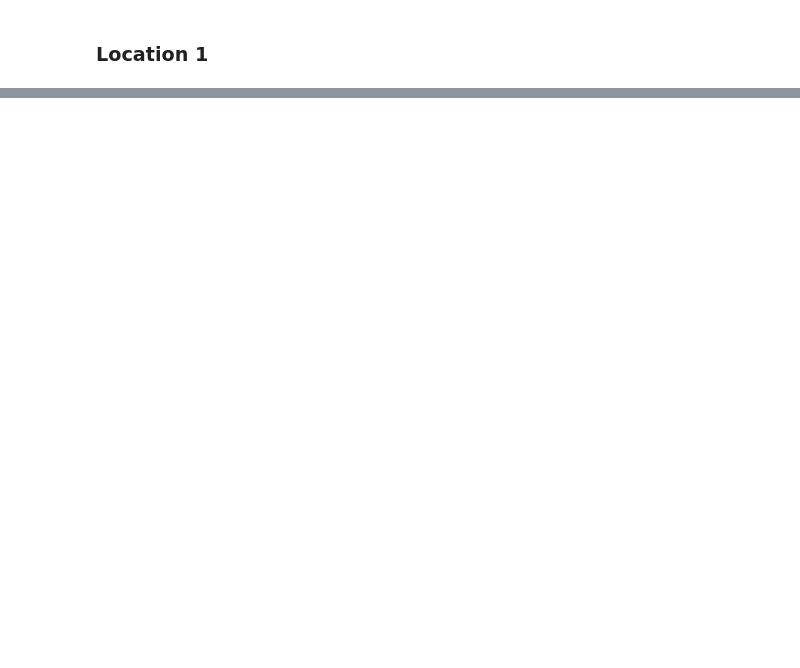
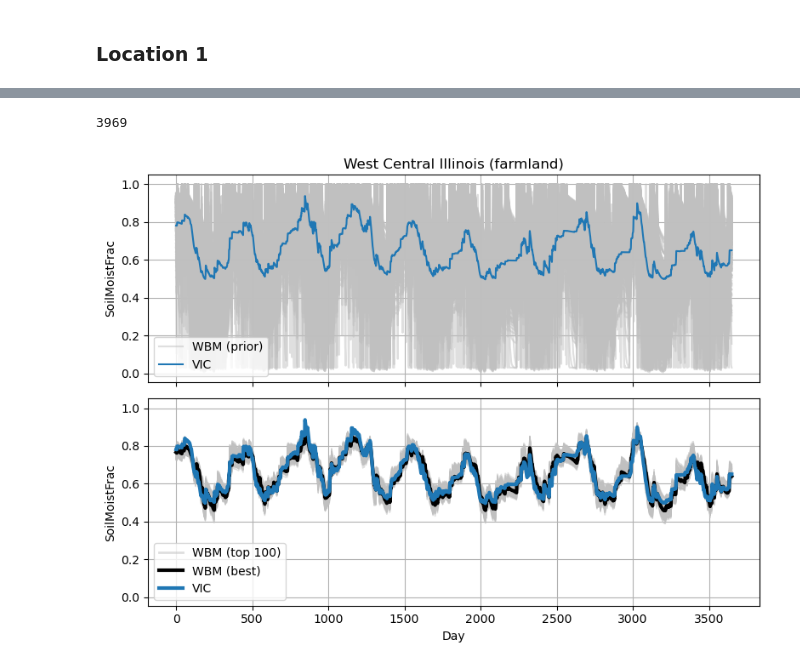
Before and after one commit to david0811/lafferty-etal-2024-tbd, a Jupyter notebook: code/99_WBM_paramater_UC.ipynb, the cells around one changed output, grey strips where cells are left out. Saved outputs shown, nothing was run; the diff lists cells and outputs as text; code cells hidden in the pictures; blank space fills up the shorter version.

```diff
--- a/code/99_WBM_paramater_UC.ipynb
+++ b/code/99_WBM_paramater_UC.ipynb
@@ -788,0 +1090,58 @@ plt.show()
+# %%
+# Best parameters
+
+# Get MSEs
+mse_sample = []
+for i in range(n_sample):
+    mse = np.mean((np.array(Ws_frac_sample_loc1[i]) - soilMoistFrac) ** 2)
+    mse_sample.append(mse)
+
+# Best single set
+i_best = np.argmin(np.array(mse_sample))
+print(i_best)
+
+# Top N parameter combos
+n_cutoff = 100
+i_top = np.argpartition(mse_sample, n_cutoff)[:n_cutoff]
+# %% [output]
+3969
+# %%
+# Plot
+fig, axs = plt.subplots(2,1, figsize=(8,6), sharex=True, sharey=True)
+
+start = 365*20
+end = 365*30
+
+# Prior
+ax = axs[0]
+for i in range(1, n_sample, 10):
+    ax.plot(Ws_frac_sample_loc1[i][start:end], color='silver', alpha=0.5, label=None)
+
+ax.plot(Ws_frac_sample_loc1[0][start:end], color='silver', alpha=0.5, label='WBM (prior)')
+ax.plot(soilMoistFrac[start:end], label='VIC')
+ax.grid()
+ax.legend()
+ax.set_ylabel('SoilMoistFrac')
+ax.set_title('West Central Illinois (farmland)')
+
+# Posterior
+ax=axs[1]
+
+for i in i_top[1:]:
+    ax.plot(Ws_frac_sample_loc1[i][start:end], color='silver', lw=1, alpha=0.5, label=None)
+
+ax.plot(Ws_frac_sample_loc1[i][start:end], color='silver', lw=2, alpha=0.5, label='WBM (top 100)')
+ax.plot(Ws_frac_sample_loc1[i_best][start:end], color='black', label='WBM (best)', lw=3)
+ax.plot(soilMoistFrac[start:end], label='VIC', lw=3)
+ax.legend()
+
+ax.set_xlabel('Day')
+ax.set_ylabel('SoilMoistFrac')
+ax.grid()
+ax.legend()
+
+plt.tight_layout()
+# plt.savefig('../figs/WBM_precal_test.png')
+plt.show()
+# %% [output]
+[figure, added]
```
Also changed, not shown: parts of 42 cells of this notebook.
